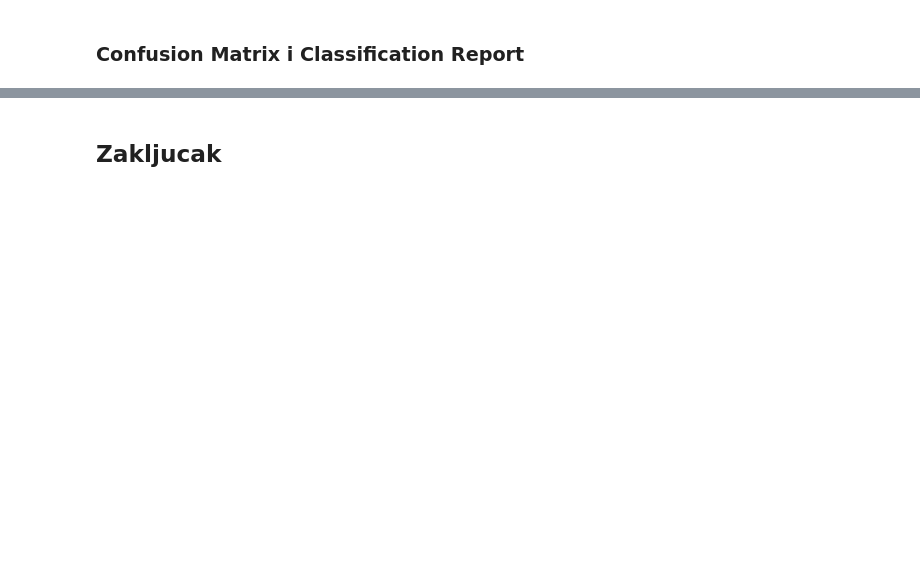
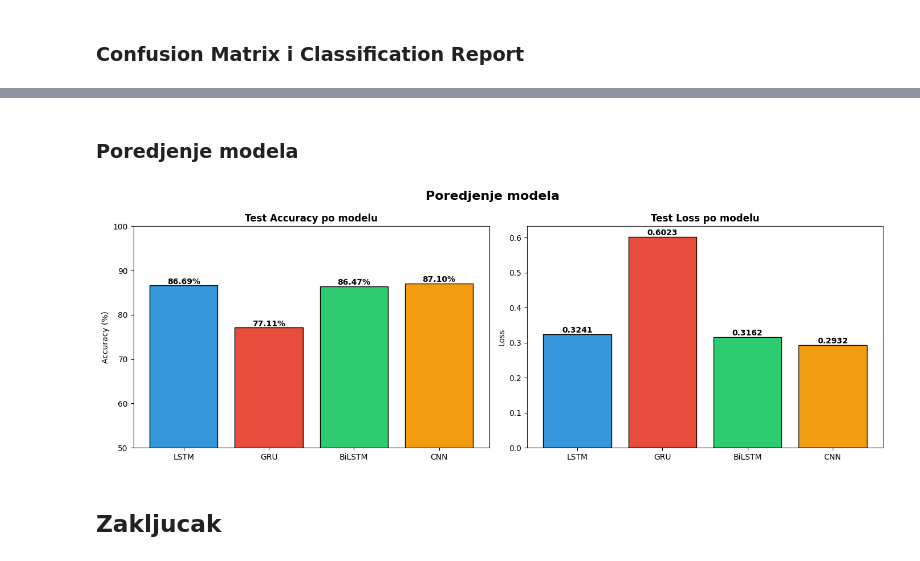
Before and after one commit to alxcek/mas-ai, a Jupyter notebook: machine_learning/03_steam_reviews/sentiment_analysis.ipynb, the cells around one changed output, grey strips where cells are left out. Cells and saved outputs as stored; diff of their text form; code cells hidden in the pictures; blank space fills up the shorter version.

```diff
--- a/machine_learning/03_steam_reviews/sentiment_analysis.ipynb
+++ b/machine_learning/03_steam_reviews/sentiment_analysis.ipynb
@@ -554,3 +563,32 @@ Konkretni primeri:
+# %% [markdown]
+### Poredjenje modela
+# %%
+names = list(results.keys())
+accuracies = [results[n]['accuracy'] * 100 for n in names]
+losses = [results[n]['loss'] for n in names]
+
+fig, axes = plt.subplots(1, 2, figsize=(14, 5))
+
+bars = axes[0].bar(names, accuracies, color=['#3498db', '#e74c3c', '#2ecc71', '#f39c12'], edgecolor='black')
+axes[0].set_title('Test Accuracy po modelu', fontweight='bold')
+axes[0].set_ylabel('Accuracy (%)')
+axes[0].set_ylim(50, 100)
+for bar, val in zip(bars, accuracies):
+    axes[0].text(bar.get_x() + bar.get_width()/2, bar.get_height() + 0.3,
+                f'{val:.2f}%', ha='center', fontweight='bold')
+
+bars2 = axes[1].bar(names, losses, color=['#3498db', '#e74c3c', '#2ecc71', '#f39c12'], edgecolor='black')
+axes[1].set_title('Test Loss po modelu', fontweight='bold')
+axes[1].set_ylabel('Loss')
+for bar, val in zip(bars2, losses):
+    axes[1].text(bar.get_x() + bar.get_width()/2, bar.get_height() + 0.005,
+                f'{val:.4f}', ha='center', fontweight='bold')
+
+plt.suptitle('Poredjenje modela', fontsize=16, fontweight='bold')
+plt.tight_layout()
+plt.show()
+# %% [output]
+[figure, added]
 # %% [markdown]
 ## Zakljucak
 # %% [markdown]
```
Also changed, not shown: parts of 10 cells of this notebook.
